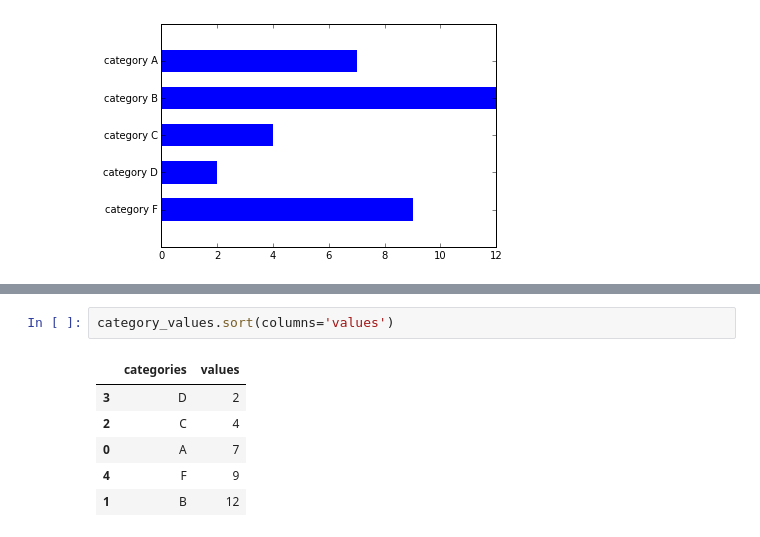
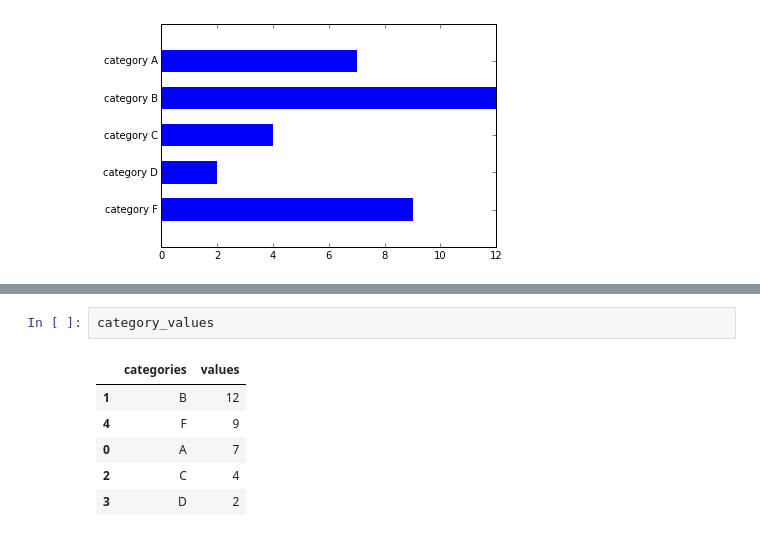
Before and after one commit to BadWizard/Visualizations-Python, a Jupyter notebook: notebooks/Basic-Plots.ipynb, the cells around one changed output, grey strips where cells are left out. Saved outputs shown, nothing was run; the diff lists cells and outputs as text.

```diff
--- a/notebooks/Basic-Plots.ipynb
+++ b/notebooks/Basic-Plots.ipynb
@@ -133,9 +118,9 @@ array([['B', 12],
-# %%
-category_values.sort(columns='values')
-# %% [output]
-|  | categories | values |
-| 3 | D | 2 |
-| 2 | C | 4 |
-| 0 | A | 7 |
-| 4 | F | 9 |
-| 1 | B | 12 |
+# %%
+category_values
+# %% [output]
+|  | categories | values |
+| 1 | B | 12 |
+| 4 | F | 9 |
+| 0 | A | 7 |
+| 2 | C | 4 |
+| 3 | D | 2 |
```
Also changed, not shown: parts of 7 cells of this notebook.
